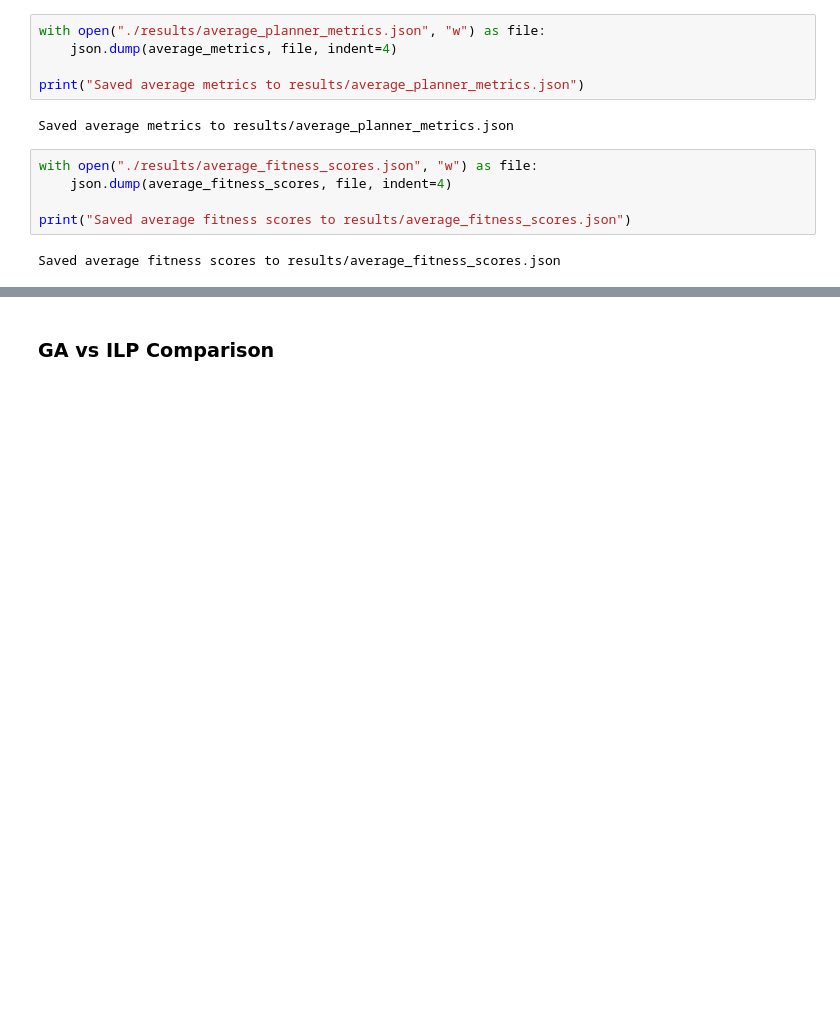
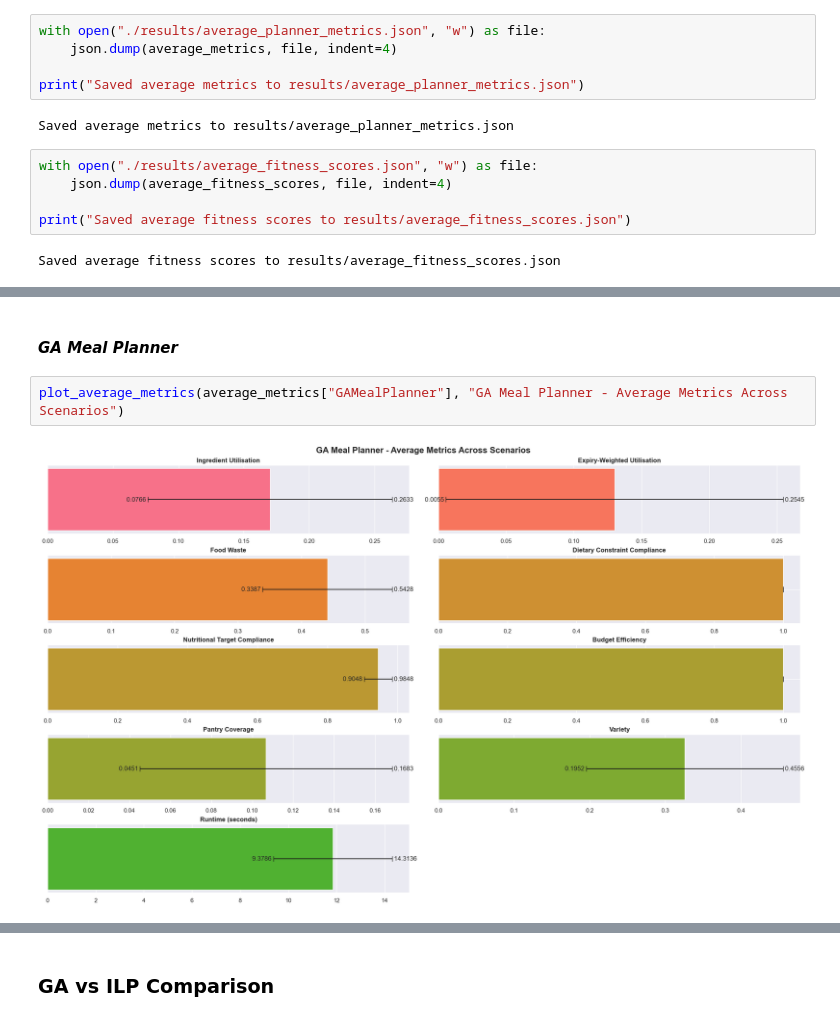
Before and after one commit to shappadappa/ICT3909-FYP, a Jupyter notebook: engines/evaluation/evaluation.ipynb, the cells around one changed output, grey strips where cells are left out. Drawn from its saved outputs; the diff is of its cells as text; blank space fills up the shorter version.

```diff
--- a/engines/evaluation/evaluation.ipynb
+++ b/engines/evaluation/evaluation.ipynb
@@ -875,0 +919,6 @@ average_fitness_scores_df
+# %% [markdown]
+#### *GA Meal Planner*
+# %%
+plot_average_metrics(average_metrics["GAMealPlanner"], "GA Meal Planner - Average Metrics Across Scenarios")
+# %% [output]
+[figure, added]
```
Also changed, not shown: parts of 17 cells of this notebook, 3 other files.
